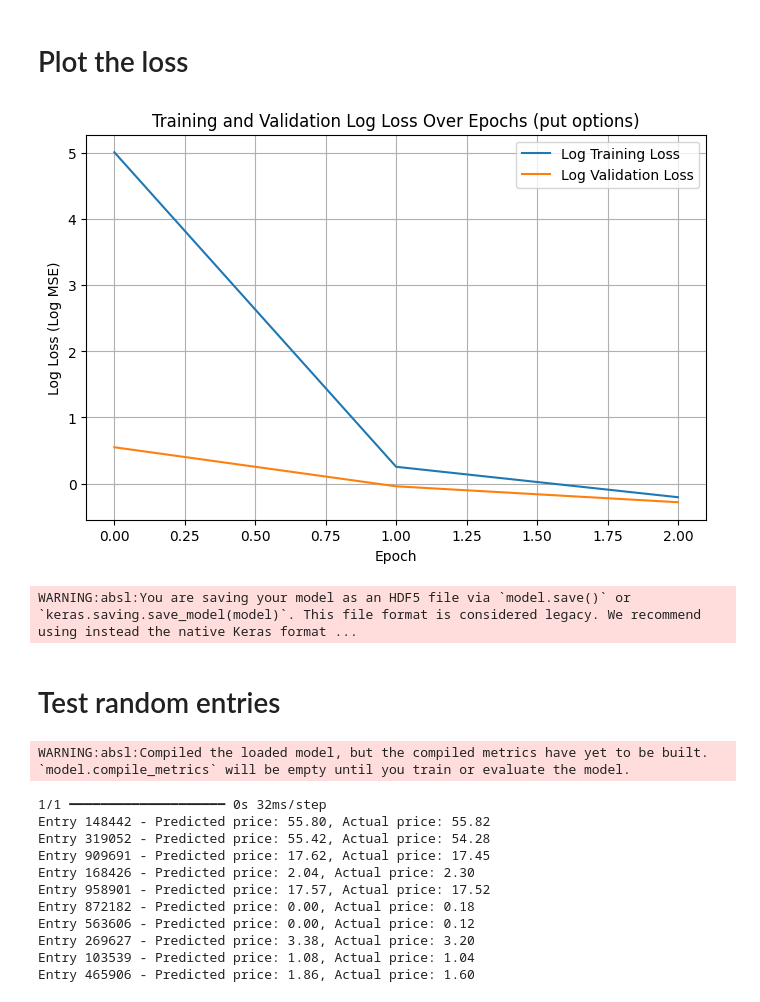
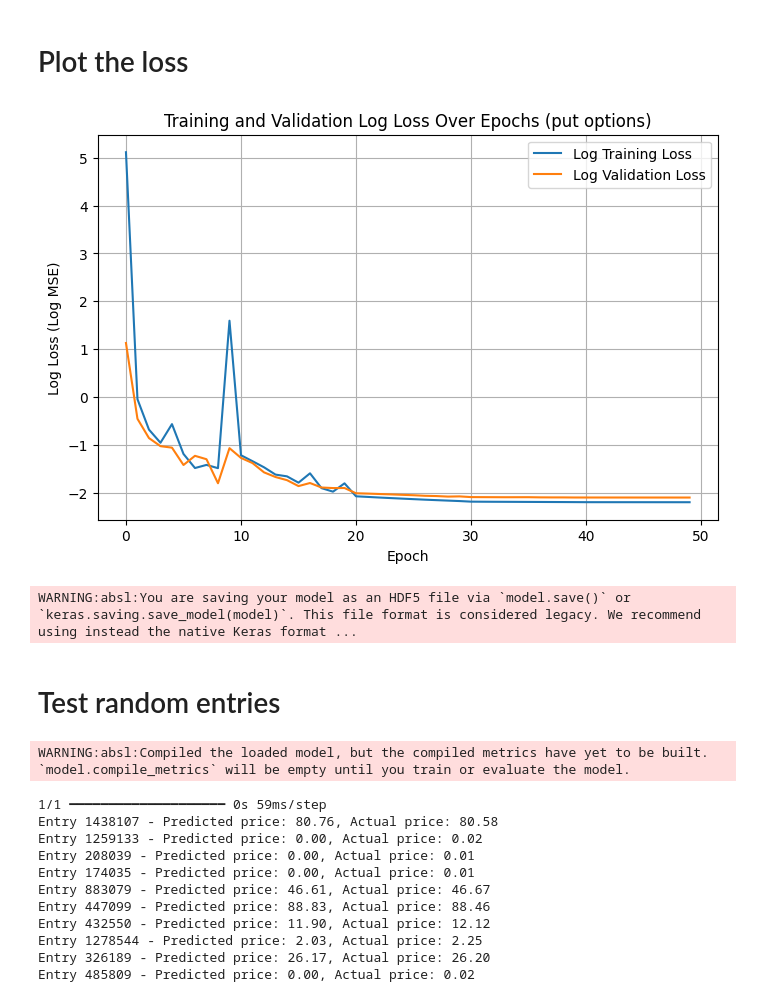
Before and after one commit to AdamK14/CS-4641-Project, a Jupyter notebook: MLP1/mlp1.ipynb, the cells around one changed output. Saved outputs shown, nothing was run; the diff lists cells and outputs as text; code cells hidden in the pictures.

```diff
--- a/MLP1/mlp1.ipynb
+++ b/MLP1/mlp1.ipynb
@@ -15,8 +15,11 @@ import matplotlib.pyplot as plt
 # Pre-Processing
 # %%
 # Load and combine data
-PATH_TO_FILE = "../raw data/aapl_2016_2020.csv"
-df = pd.read_csv(PATH_TO_FILE, low_memory=False)
+PATH_TO_FILE_1 = "../raw data/aapl_2016_2020.csv"
+PATH_TO_FILE_2 = "../raw data/aapl_2021_2023.csv"
+half_1 = pd.read_csv(PATH_TO_FILE_1, low_memory=False)
+half_2 = pd.read_csv(PATH_TO_FILE_2, low_memory=False)
+df = pd.concat([half_1, half_2], ignore_index=True)
 df.columns = df.columns.str.strip()
 
 # Option type
@@ -97,7 +100,7 @@ option_df.drop('days_to_expiry', axis=1, inplace=True)
 n_units_per_layer = [256, 256, 256, 1]
 layers = 4
 n_batch = 1024
-n_epochs = 3
+n_epochs = 50
 # %% [markdown]
 # Building model
 # %%
@@ -174,28 +186,28 @@ Test MAE: 0.47510358691215515
 # %%
 # Plot training and validation loss
 plt.figure(figsize=(8,5))
 
 eps = 1e-10  # tiny number to avoid log(0)
 plt.plot(np.log(np.array(history.history['loss']) + eps), label='Log Training Loss')
 plt.plot(np.log(np.array(history.history['val_loss']) + eps), label='Log Validation Loss')
 
 plt.xlabel('Epoch')
 plt.ylabel('Log Loss (Log MSE)')
 plt.title(f'Training and Validation Log Loss Over Epochs ({option_type} options)')
 plt.legend()
 plt.grid(True)
 plt.show()
 
 # Save the model
-model.save(model_file)
+model.save('option_pricing_mlp_model_put.h5')
 # %% [output]
-[figure, old version]
+[figure, new version]
 WARNING:absl:You are saving your model as an HDF5 file via `model.save()` or `keras.saving.save_model(model)`. This file format is considered legacy. We recommend using instead the native Keras format ...
 # %% [markdown]
 # Test random entries
 # %%
 # Test 10 random entries
-loaded_model = load_model(model_file)
+loaded_model = load_model('option_pricing_mlp_model_put.h5')
 sample_entries = X.sample(10)
 sample_scaled = scaler.transform(sample_entries)
 predictions = loaded_model.predict(sample_scaled)
@@ -204,14 +216,14 @@ for i, idx in enumerate(sample_entries.index):
     print(f"Entry {idx} - Predicted price: {predictions[i][0]:.2f}, Actual price: {y.loc[idx]:.2f}")
 # %% [output]
 WARNING:absl:Compiled the loaded model, but the compiled metrics have yet to be built. `model.compile_metrics` will be empty until you train or evaluate the model.
-1/1 ━━━━━━━━━━━━━━━━━━━━ 0s 32ms/step
-Entry 148442 - Predicted price: 55.80, Actual price: 55.82
-Entry 319052 - Predicted price: 55.42, Actual price: 54.28
-Entry 909691 - Predicted price: 17.62, Actual price: 17.45
-Entry 168426 - Predicted price: 2.04, Actual price: 2.30
-Entry 958901 - Predicted price: 17.57, Actual price: 17.52
-Entry 872182 - Predicted price: 0.00, Actual price: 0.18
-Entry 563606 - Predicted price: 0.00, Actual price: 0.12
-Entry 269627 - Predicted price: 3.38, Actual price: 3.20
-Entry 103539 - Predicted price: 1.08, Actual price: 1.04
-Entry 465906 - Predicted price: 1.86, Actual price: 1.60
+1/1 ━━━━━━━━━━━━━━━━━━━━ 0s 59ms/step
+Entry 1438107 - Predicted price: 80.76, Actual price: 80.58
+Entry 1259133 - Predicted price: 0.00, Actual price: 0.02
+Entry 208039 - Predicted price: 0.00, Actual price: 0.01
+Entry 174035 - Predicted price: 0.00, Actual price: 0.01
+Entry 883079 - Predicted price: 46.61, Actual price: 46.67
+Entry 447099 - Predicted price: 88.83, Actual price: 88.46
+Entry 432550 - Predicted price: 11.90, Actual price: 12.12
+Entry 1278544 - Predicted price: 2.03, Actual price: 2.25
+Entry 326189 - Predicted price: 26.17, Actual price: 26.20
+Entry 485809 - Predicted price: 0.00, Actual price: 0.02
```
Also changed, not shown: parts of 1 cell of this notebook, 4 other files.
